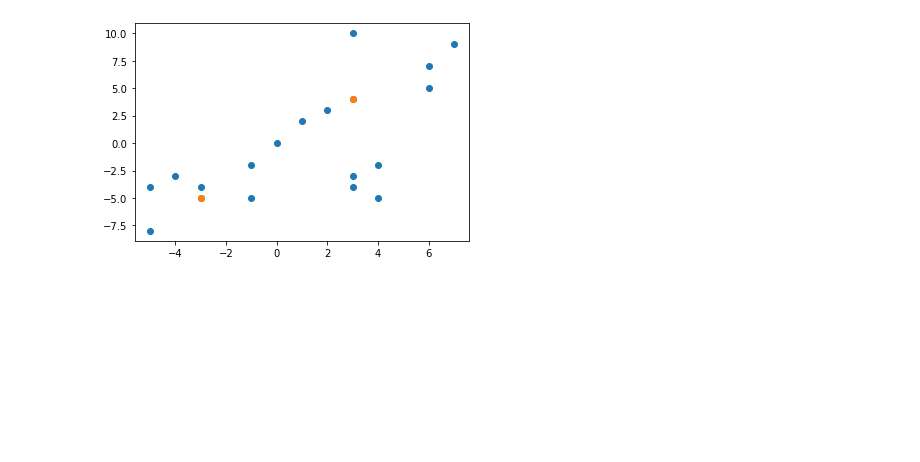
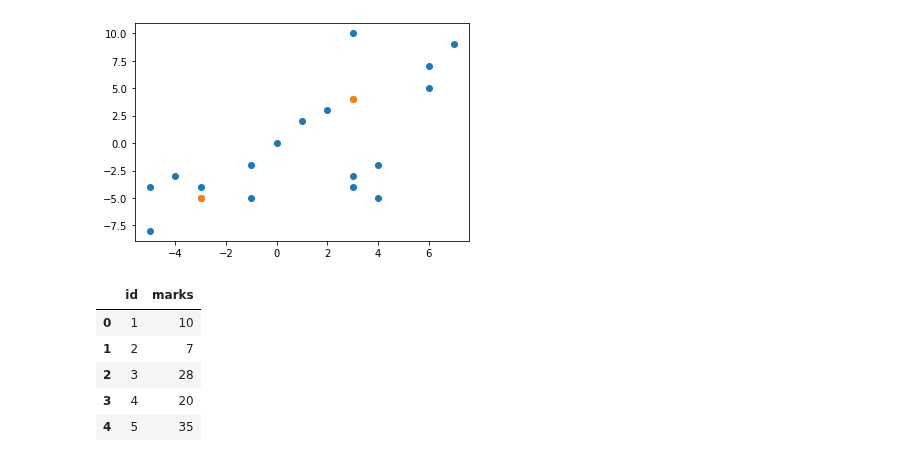
Before and after one commit to anidec25/Linear-Regression, a Jupyter notebook: clustering/kmeans.ipynb, the cells around one changed output. Drawn from its saved outputs; the diff is of its cells as text; code cells hidden in the pictures; blank space fills up the shorter version.

```diff
--- a/clustering/kmeans.ipynb
+++ b/clustering/kmeans.ipynb
@@ -409,0 +412,9 @@ plt.show()
+# %%
+df
+# %% [output]
+|  | id | marks |
+| 0 | 1 | 10 |
+| 1 | 2 | 7 |
+| 2 | 3 | 28 |
+| 3 | 4 | 20 |
+| 4 | 5 | 35 |
```
Also changed, not shown: parts of 4 cells of this notebook, 3 other files.
